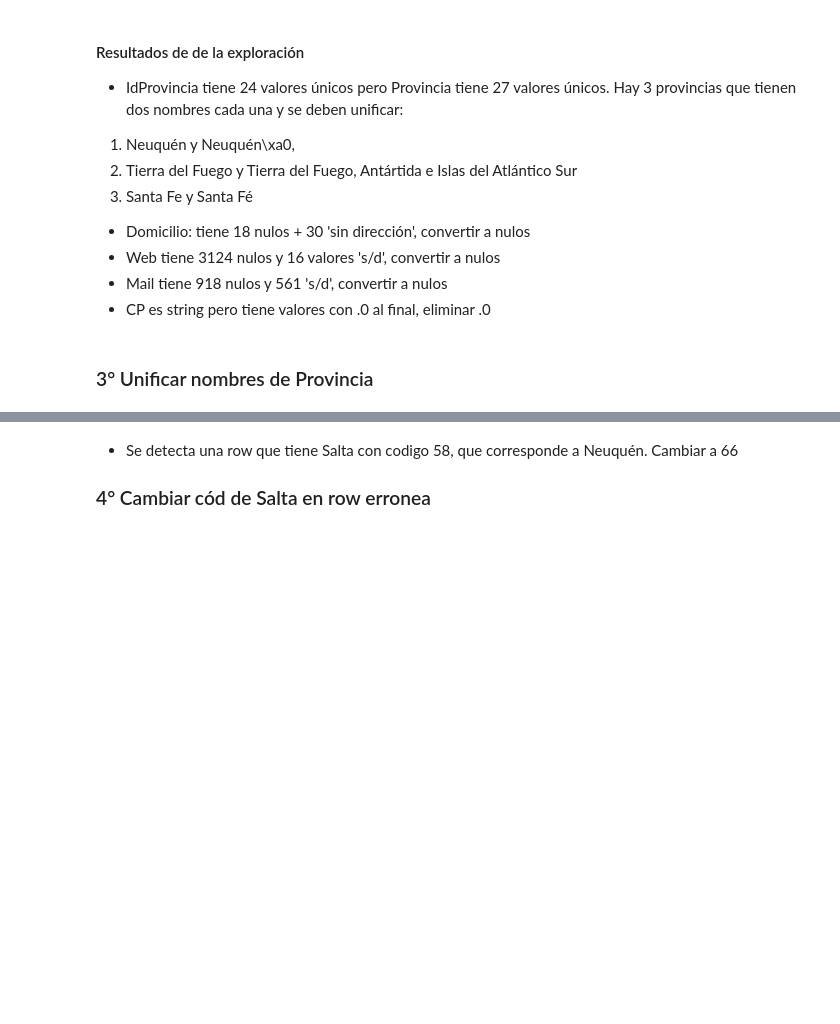
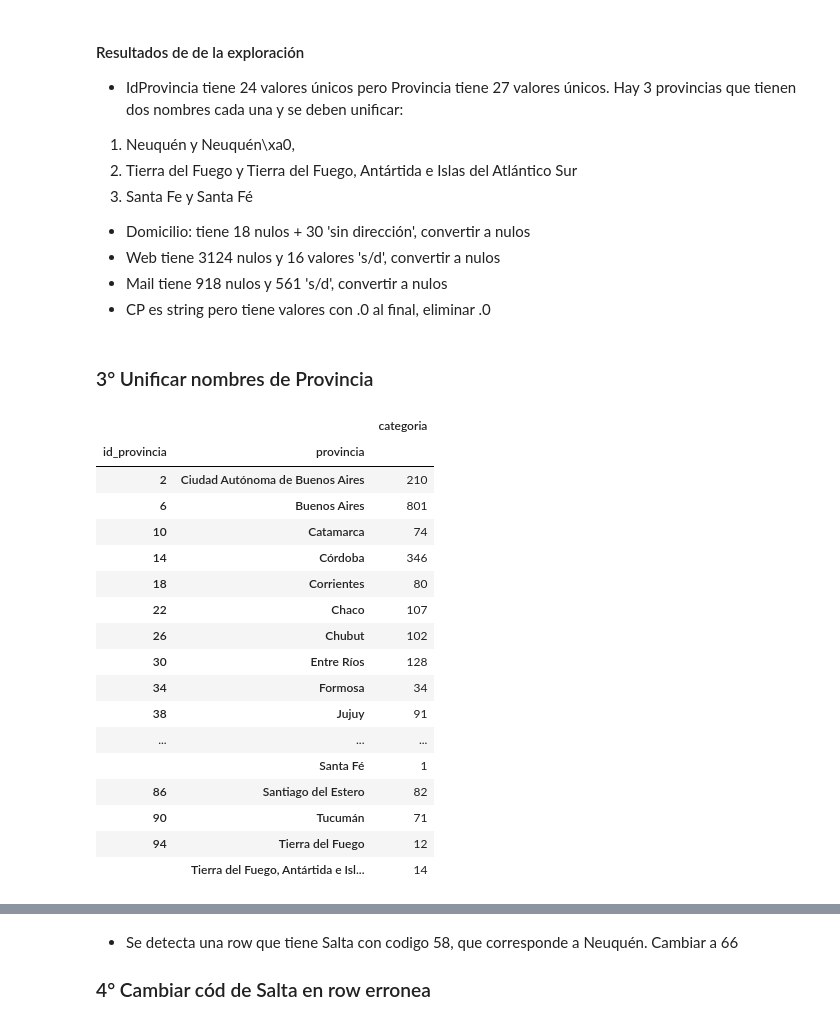
Before and after one commit to gonzalezgbr/challenge_alkemy_python, a Jupyter notebook: arculturaletl/notebooks/explore.ipynb, the cells around one changed output, grey strips where cells are left out. Cells and saved outputs as stored; diff of their text form; code cells hidden in the pictures; blank space fills up the shorter version.

```diff
--- a/arculturaletl/notebooks/explore.ipynb
+++ b/arculturaletl/notebooks/explore.ipynb
@@ -210,4 +211,25 @@ Name: IdProvincia, dtype: int64
 - CP es string pero tiene valores con .0 al final, eliminar .0
 # %% [markdown]
 ### 3° Unificar nombres de Provincia
+# %%
+master_df[['id_provincia', 'provincia', 'categoria']].groupby(['id_provincia', 'provincia']).count().sort_values(by='id_provincia')
+# %% [output]
+|  |  | categoria |
+| id_provincia | provincia |  |
+| 2 | Ciudad Autónoma de Buenos Aires | 210 |
+| 6 | Buenos Aires | 801 |
+| 10 | Catamarca | 74 |
+| 14 | Córdoba | 346 |
+| 18 | Corrientes | 80 |
+| 22 | Chaco | 107 |
+| 26 | Chubut | 102 |
+| 30 | Entre Ríos | 128 |
+| 34 | Formosa | 34 |
+| 38 | Jujuy | 91 |
+| ... | ... | ... |
+|  | Santa Fé | 1 |
+| 86 | Santiago del Estero | 82 |
+| 90 | Tucumán | 71 |
+| 94 | Tierra del Fuego | 12 |
+|  | Tierra del Fuego, Antártida e Isl... | 14 |
 # %%
```
Also changed, not shown: parts of 22 cells of this notebook.
